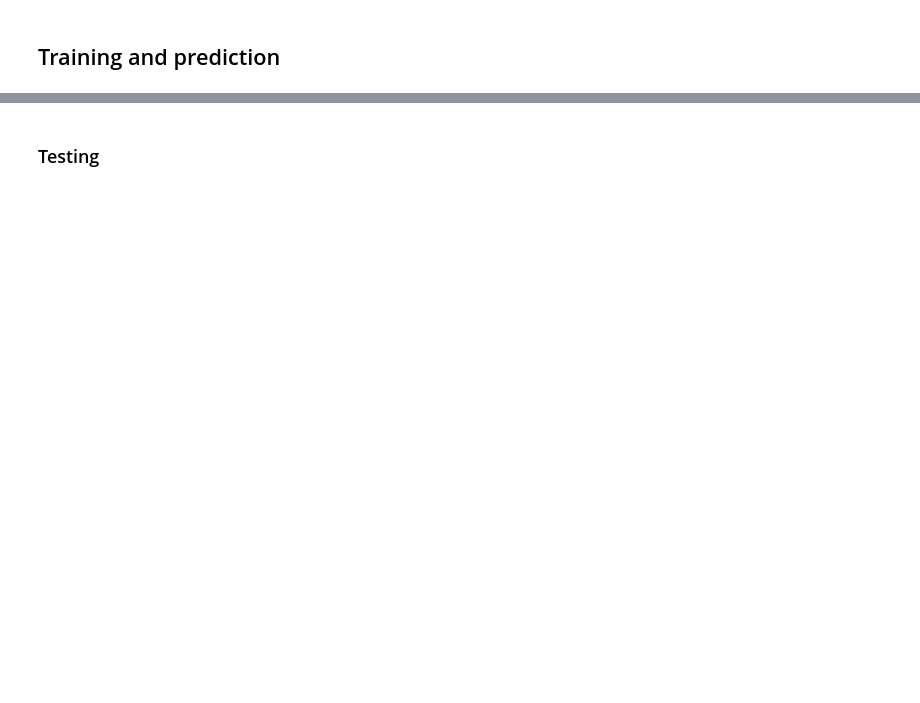
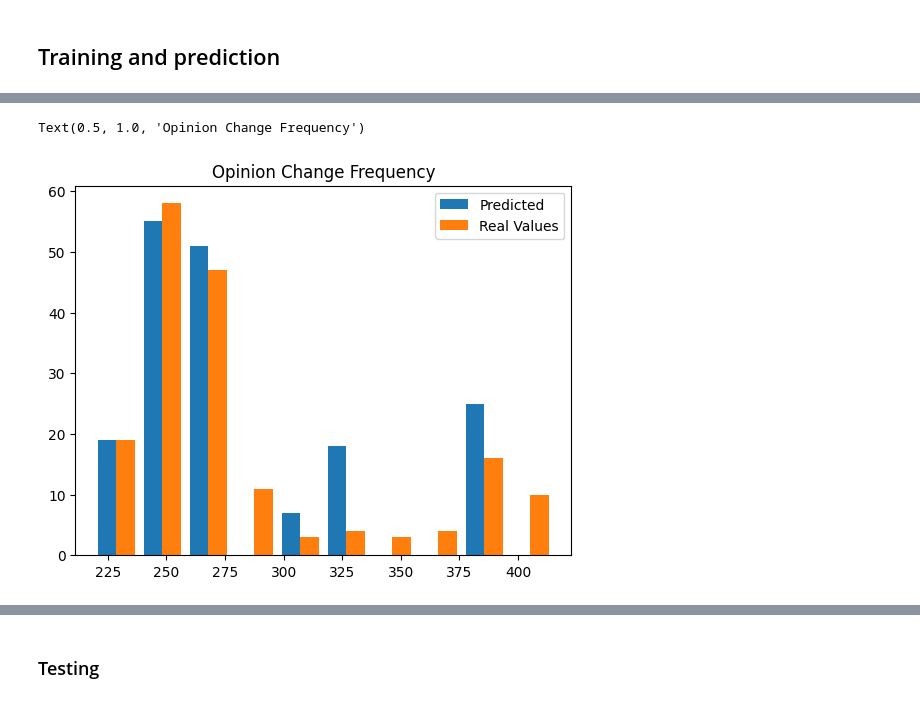
Before and after one commit to vitorfrois/SznajdNetworks, a Jupyter notebook: src/inference.ipynb, the cells around one changed output, grey strips where cells are left out. Saved outputs shown, nothing was run; the diff lists cells and outputs as text; code cells hidden in the pictures; blank space fills up the shorter version.

```diff
--- a/src/inference.ipynb
+++ b/src/inference.ipynb
@@ -84,0 +116,5 @@ from sklearn.base import clone
+# %%
+dataset['groups'] = LabelEncoder().fit_transform(dataset['type'])
+# %%
+X = dataset[FEATURES]
+y = dataset[F]
@@ -84,0 +125,2 @@ from sklearn.base import clone
+# %%
+model = RandomForestRegressor()
@@ -84,0 +205,34 @@ from sklearn.base import clone
+# %%
+outer_cross_validation = StratifiedKFold(n_splits=4)
+
+groups = np.array(dataset.loc[X.index, 'groups'])
+splits = outer_cross_validation.split(X, y=groups, groups=groups)
+r2_score_list = []
+
+for train_index, val_index in tqdm(splits):
+    # Divide dataset de acordo com os splits da validação cruzada
+    _X_train, _X_val = X.iloc[train_index], X.iloc[val_index]
+    _y_train, _y_val = y.iloc[train_index], y.iloc[val_index]
+
+    study = optuna.create_study(direction='maximize')
+    study.optimize(
+        Objective(
+            _X_train,
+            _y_train,
+            KFold(n_splits=5, shuffle=True, random_state=0)
+        ),
+        n_trials=30,
+    )
+
+    best_inner = study.best_value
+    best_params = study.best_params
+
+    best_model = RandomForestRegressor(**best_params)
+    best_model.fit(_X_train, _y_train)
+    y_val_pred = best_model.predict(_X_val)
+    score = r2_score(_y_val, y_val_pred)
+    r2_score_list.append(score)
+
+    print('--> R2=%.3f, Inner Estimation=%.3f, Param=%s' % (score, best_inner, best_params))
+
+print(f'Mean R2 Score: {np.mean(r2_score_list)} +- {np.std(r2_score_list)}')
@@ -84,0 +313,7 @@ from sklearn.base import clone
+# %%
+plt.hist([y_val_pred, _y_val])
+plt.legend(['Predicted', 'Real Values'])
+plt.title('Opinion Change Frequency')
+# %% [output]
+Text(0.5, 1.0, 'Opinion Change Frequency')
+[figure, added]
```
Also changed, not shown: parts of 39 cells of this notebook, 4 other files.
